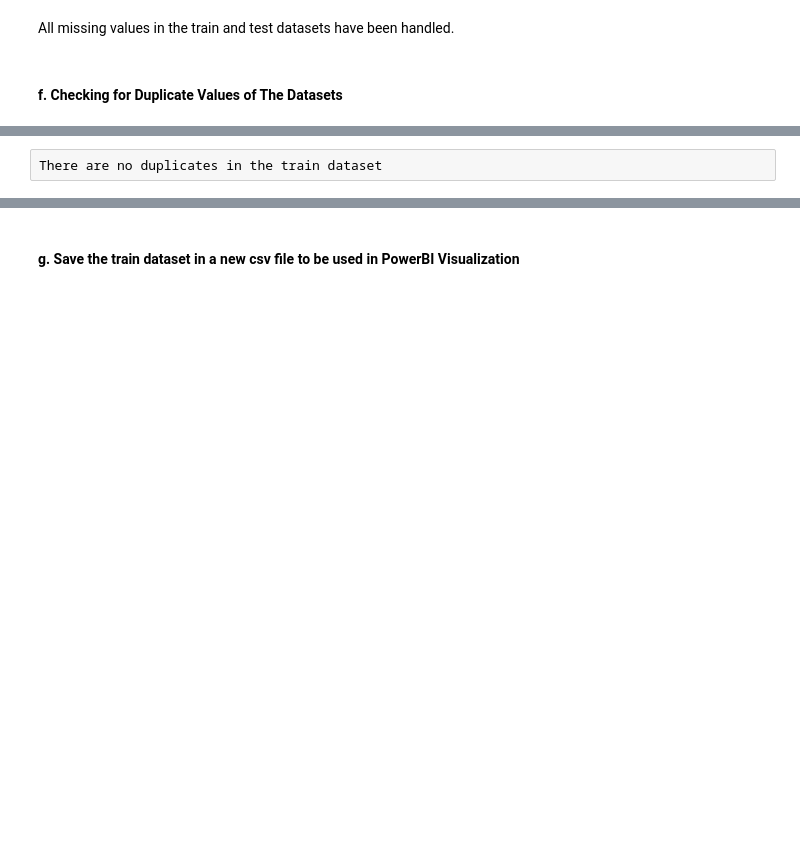
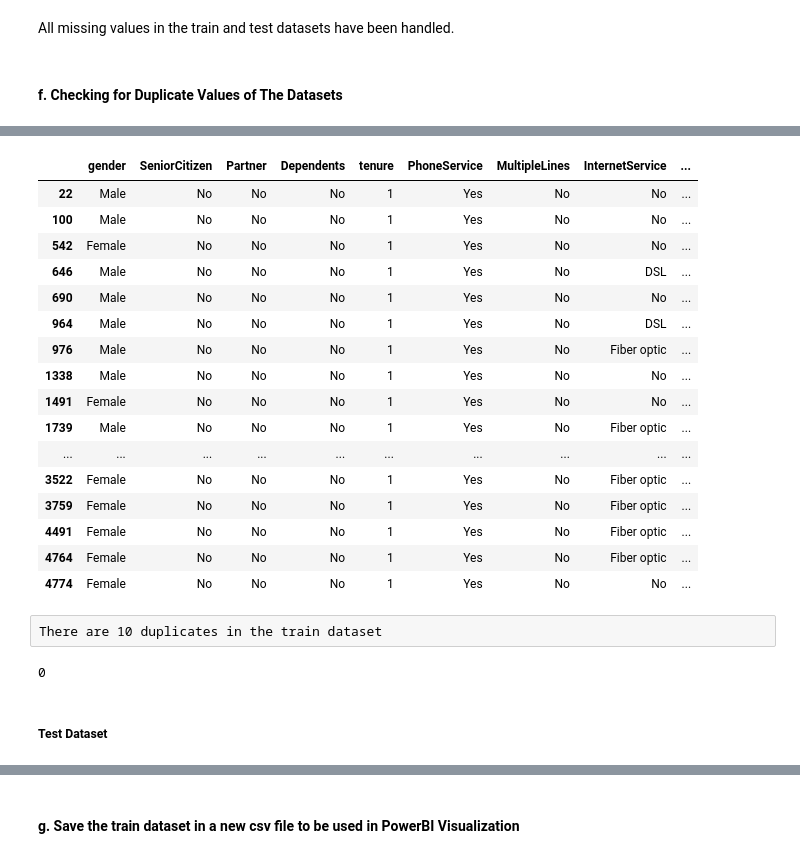
Before and after one commit to rasmodev/Customer-Churn-Prediction-Machine-Learning-Classification-Project, a Jupyter notebook: Classification_Telco_customer_churn.ipynb, the cells around one changed output, grey strips where cells are left out. Saved outputs shown, nothing was run; the diff lists cells and outputs as text; code cells hidden in the pictures; blank space fills up the shorter version.

```diff
--- a/Classification_Telco_customer_churn.ipynb
+++ b/Classification_Telco_customer_churn.ipynb
@@ -736,2 +737,23 @@ train_duplicates
+# %%
+train_duplicates = train_df[train_df.duplicated(keep=False)]
+train_duplicates
+# %% [output]
+|  | gender | SeniorCitizen | Partner | Dependents | tenure | PhoneService | MultipleLines | InternetService | ... |
+| 22 | Male | No | No | No | 1 | Yes | No | No | ... |
+| 100 | Male | No | No | No | 1 | Yes | No | No | ... |
+| 542 | Female | No | No | No | 1 | Yes | No | No | ... |
+| 646 | Male | No | No | No | 1 | Yes | No | DSL | ... |
+| 690 | Male | No | No | No | 1 | Yes | No | No | ... |
+| 964 | Male | No | No | No | 1 | Yes | No | DSL | ... |
+| 976 | Male | No | No | No | 1 | Yes | No | Fiber optic | ... |
+| 1338 | Male | No | No | No | 1 | Yes | No | No | ... |
+| 1491 | Female | No | No | No | 1 | Yes | No | No | ... |
+| 1739 | Male | No | No | No | 1 | Yes | No | Fiber optic | ... |
+| ... | ... | ... | ... | ... | ... | ... | ... | ... | ... |
+| 3522 | Female | No | No | No | 1 | Yes | No | Fiber optic | ... |
+| 3759 | Female | No | No | No | 1 | Yes | No | Fiber optic | ... |
+| 4491 | Female | No | No | No | 1 | Yes | No | Fiber optic | ... |
+| 4764 | Female | No | No | No | 1 | Yes | No | Fiber optic | ... |
+| 4774 | Female | No | No | No | 1 | Yes | No | No | ... |
 # %% [raw]
-There are no duplicates in the train dataset
+There are 10 duplicates in the train dataset
@@ -738,3 +763,11 @@ There are no duplicates in the train dataset
+# %%
+# Confoirm if the duplicates in train_df have been dropped
+train_duplicates = train_df.duplicated().sum()
+train_duplicates
+# %% [output]
+0
+# %% [markdown]
+##### Test Dataset
 # %%
 # Checking for duplicates in test_df
 test_duplicates = test_df.duplicated().sum()
```
Also changed, not shown: parts of 40 cells of this notebook.
